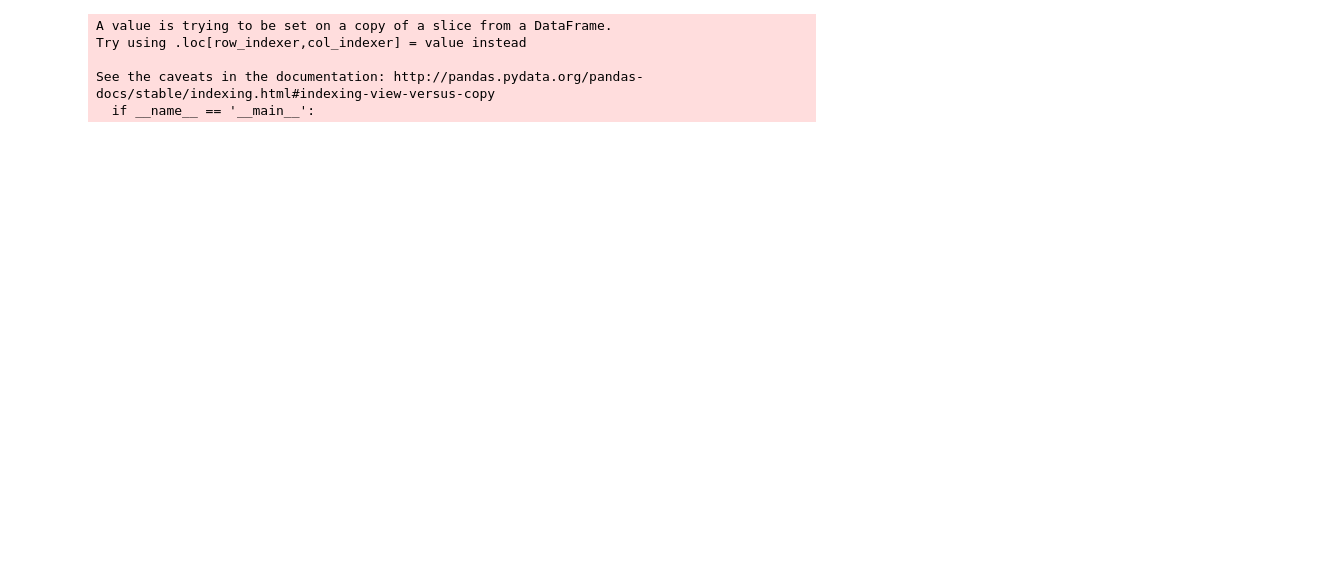
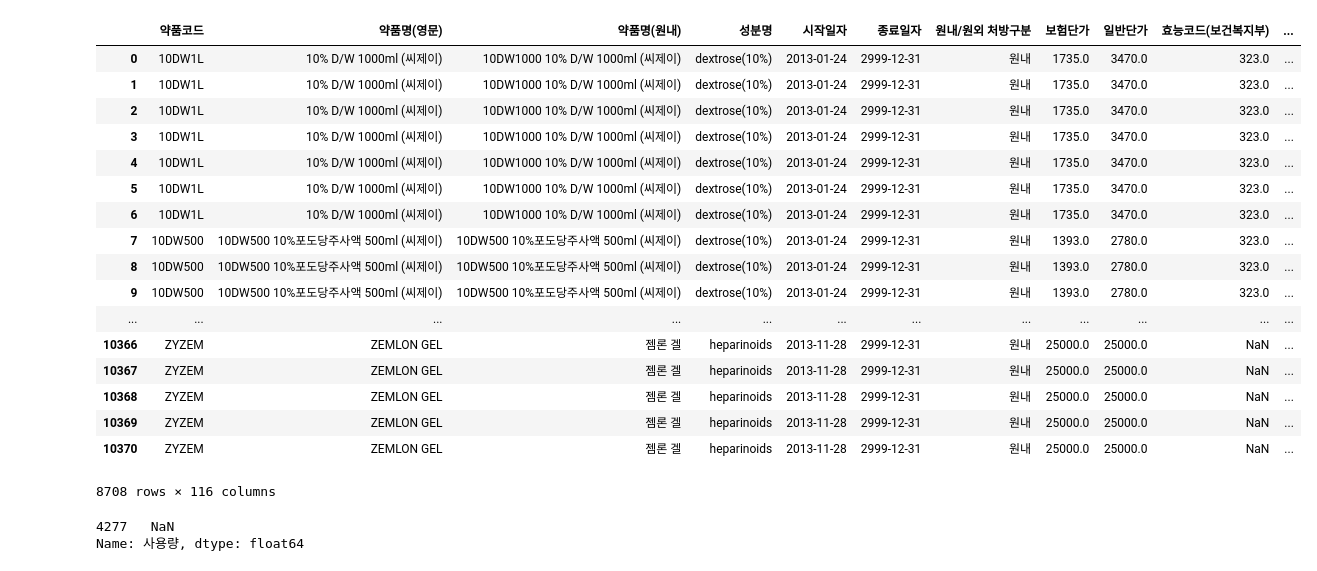
Before and after one commit to zwolf21/MonthlyUseAmountInHos, a Jupyter notebook: 원내약품사용량월별통계.ipynb, the cells around one changed output. Saved outputs shown, nothing was run; the diff lists cells and outputs as text; code cells hidden in the pictures; blank space fills up the shorter version.

```diff
--- a/원내약품사용량월별통계.ipynb
+++ b/원내약품사용량월별통계.ipynb
@@ -49,14 +49,13 @@ use_amount_df['최후사용월'] = use_amount_df.groupby(['제품명'])['사용(
 use_amount_df['최근미사용월수'] = use_amount_df['최후사용월'].map(lambda x: months.index(x) if x in months else -1)
 # %%
 use_amount_in_df = use_amount_df[use_amount_df['원내/원외 처방구분'] != '원외']
+# %%
+# 작년 신약만
+new_drugs = pd.read_excel('2016신약심의결과.xlsx')
+new_drugs = new_drugs[['신청과', '신청과장', '구분', '약품코드', '보험코드']]
+use_amount_in_df = pd.merge(use_amount_in_df, new_drugs, on='약품코드' )
 # %%
 use_amount_in_df['사용량'] = use_amount_in_df['사용량'].fillna('오픈후미사용')
-# %% [output]
-A value is trying to be set on a copy of a slice from a DataFrame.
-Try using .loc[row_indexer,col_indexer] = value instead
-
-See the caveats in the documentation: http://pandas.pydata.org/pandas-docs/stable/indexing.html#indexing-view-versus-copy
-  if __name__ == '__main__':
 # %%
 pat = '(\(([^\d].*?)\)+\s*)|퇴장방지\s*|생산원가보전,*\s*|사용장려(비\s*\d+원|및|비용지급,*\s*)'
 use_amount_in_df = use_amount_in_df.rename(columns={'제품명': '약품명(드럭인포)', '약품명(한글)': '약품명(원내)'})
@@ -66,3 +65,29 @@ pvt = use_amount_in_df.pivot_table(index = ['EDI코드','약품명(드럭인포)
 # %%
 pvt.to_excel(OUTPUT_EXCEL)
 os.startfile(OUTPUT_EXCEL)
+# %%
+use_amount_in_df
+# %% [output]
+|  | 약품코드 | 약품명(영문) | 약품명(원내) | 성분명 | 시작일자 | 종료일자 | 원내/원외 처방구분 | 보험단가 | 일반단가 | 효능코드(보건복지부) | ... |
+| 0 | 10DW1L | 10% D/W 1000ml (씨제이) | 10DW1000 10% D/W 1000ml (씨제이) | dextrose(10%) | 2013-01-24 | 2999-12-31 | 원내 | 1735.0 | 3470.0 | 323.0 | ... |
+| 1 | 10DW1L | 10% D/W 1000ml (씨제이) | 10DW1000 10% D/W 1000ml (씨제이) | dextrose(10%) | 2013-01-24 | 2999-12-31 | 원내 | 1735.0 | 3470.0 | 323.0 | ... |
+| 2 | 10DW1L | 10% D/W 1000ml (씨제이) | 10DW1000 10% D/W 1000ml (씨제이) | dextrose(10%) | 2013-01-24 | 2999-12-31 | 원내 | 1735.0 | 3470.0 | 323.0 | ... |
+| 3 | 10DW1L | 10% D/W 1000ml (씨제이) | 10DW1000 10% D/W 1000ml (씨제이) | dextrose(10%) | 2013-01-24 | 2999-12-31 | 원내 | 1735.0 | 3470.0 | 323.0 | ... |
+| 4 | 10DW1L | 10% D/W 1000ml (씨제이) | 10DW1000 10% D/W 1000ml (씨제이) | dextrose(10%) | 2013-01-24 | 2999-12-31 | 원내 | 1735.0 | 3470.0 | 323.0 | ... |
+| 5 | 10DW1L | 10% D/W 1000ml (씨제이) | 10DW1000 10% D/W 1000ml (씨제이) | dextrose(10%) | 2013-01-24 | 2999-12-31 | 원내 | 1735.0 | 3470.0 | 323.0 | ... |
+| 6 | 10DW1L | 10% D/W 1000ml (씨제이) | 10DW1000 10% D/W 1000ml (씨제이) | dextrose(10%) | 2013-01-24 | 2999-12-31 | 원내 | 1735.0 | 3470.0 | 323.0 | ... |
+| 7 | 10DW500 | 10DW500 10%포도당주사액 500ml (씨제이) | 10DW500 10%포도당주사액 500ml (씨제이) | dextrose(10%) | 2013-01-24 | 2999-12-31 | 원내 | 1393.0 | 2780.0 | 323.0 | ... |
+| 8 | 10DW500 | 10DW500 10%포도당주사액 500ml (씨제이) | 10DW500 10%포도당주사액 500ml (씨제이) | dextrose(10%) | 2013-01-24 | 2999-12-31 | 원내 | 1393.0 | 2780.0 | 323.0 | ... |
+| 9 | 10DW500 | 10DW500 10%포도당주사액 500ml (씨제이) | 10DW500 10%포도당주사액 500ml (씨제이) | dextrose(10%) | 2013-01-24 | 2999-12-31 | 원내 | 1393.0 | 2780.0 | 323.0 | ... |
+| ... | ... | ... | ... | ... | ... | ... | ... | ... | ... | ... | ... |
+| 10366 | ZYZEM | ZEMLON GEL | 젬론 겔 | heparinoids | 2013-11-28 | 2999-12-31 | 원내 | 25000.0 | 25000.0 | NaN | ... |
+| 10367 | ZYZEM | ZEMLON GEL | 젬론 겔 | heparinoids | 2013-11-28 | 2999-12-31 | 원내 | 25000.0 | 25000.0 | NaN | ... |
+| 10368 | ZYZEM | ZEMLON GEL | 젬론 겔 | heparinoids | 2013-11-28 | 2999-12-31 | 원내 | 25000.0 | 25000.0 | NaN | ... |
+| 10369 | ZYZEM | ZEMLON GEL | 젬론 겔 | heparinoids | 2013-11-28 | 2999-12-31 | 원내 | 25000.0 | 25000.0 | NaN | ... |
+| 10370 | ZYZEM | ZEMLON GEL | 젬론 겔 | heparinoids | 2013-11-28 | 2999-12-31 | 원내 | 25000.0 | 25000.0 | NaN | ... |
+8708 rows × 116 columns
+# %%
+use_amount_df[use_amount_df['약품명(한글)'].str.contains('이케이')]['사용량']
+# %% [output]
+4277   NaN
+Name: 사용량, dtype: float64
```
Also changed, not shown: parts of 1 cell of this notebook.
